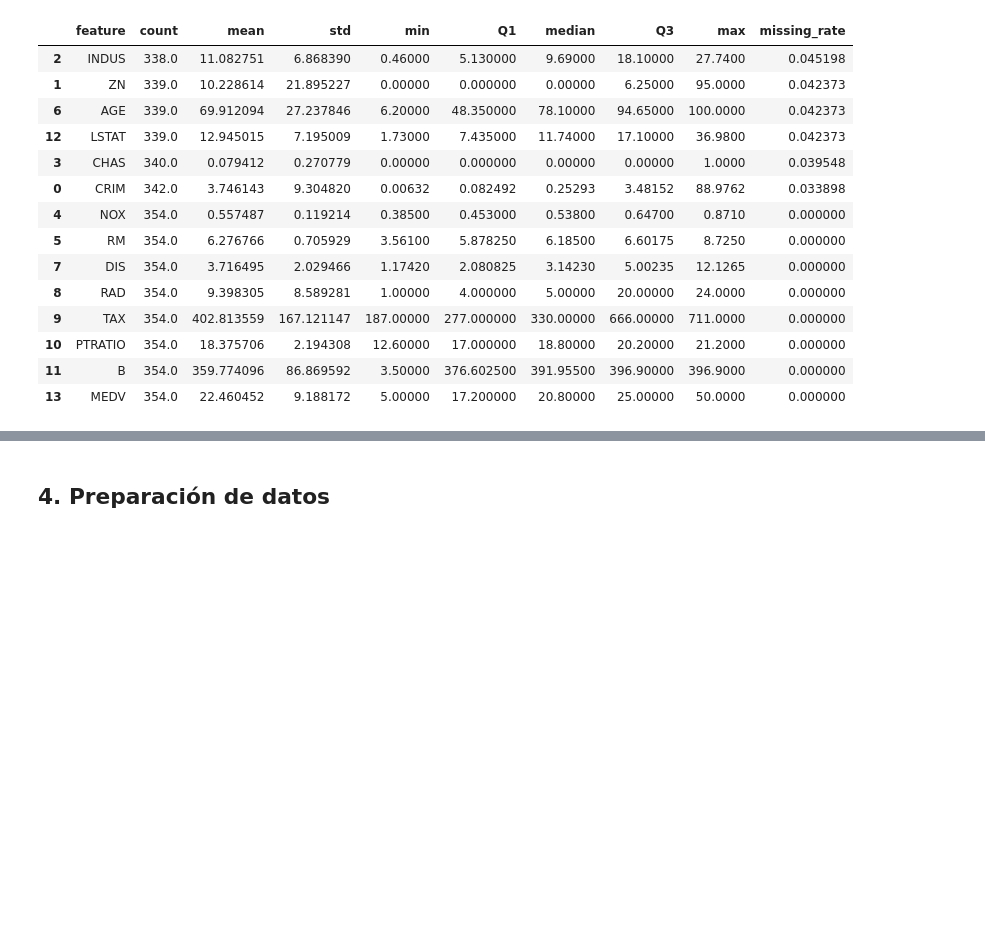
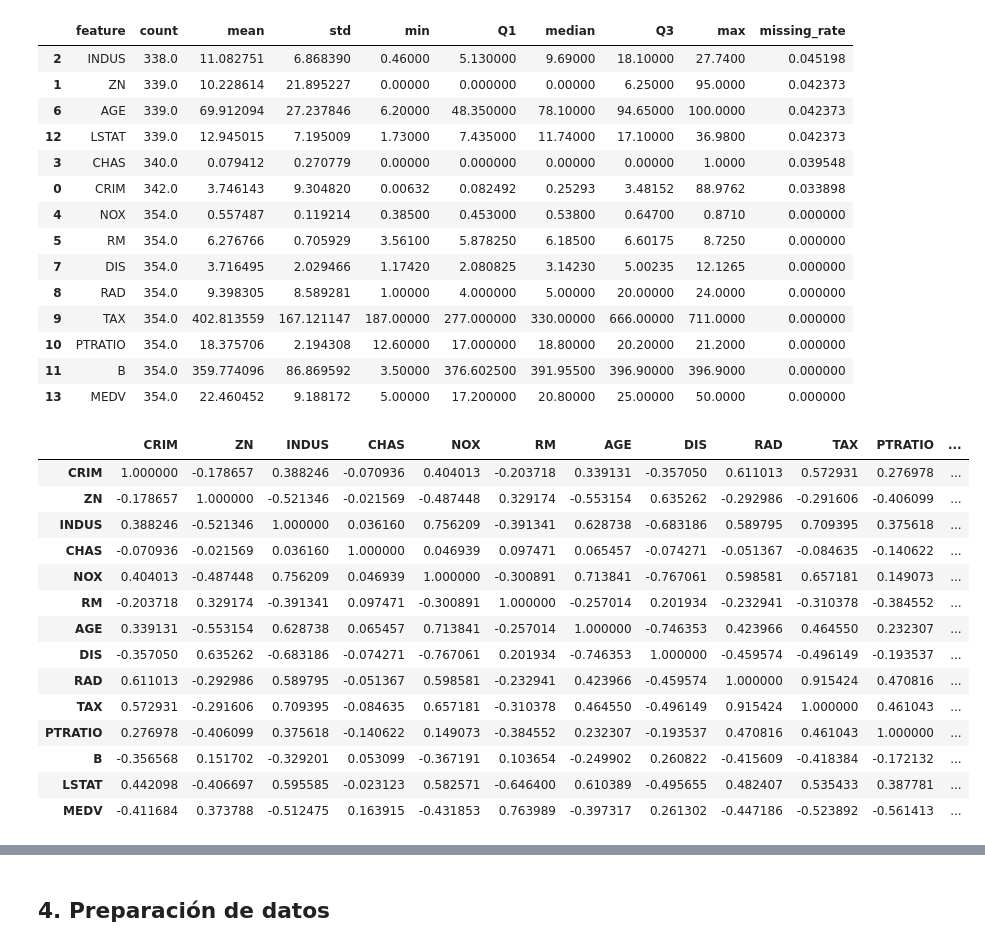
Before and after one commit to maacunap76/Especiaizacion_ML_Deep_DMC, a Jupyter notebook: Supervised_models/Linear_regression/Lab_Boston_Housing_v2.ipynb, the cells around one changed output, grey strips where cells are left out. Drawn from its saved outputs; the diff is of its cells as text; code cells hidden in the pictures; blank space fills up the shorter version.

```diff
--- a/Supervised_models/Linear_regression/Lab_Boston_Housing_v2.ipynb
+++ b/Supervised_models/Linear_regression/Lab_Boston_Housing_v2.ipynb
@@ -363,3 +383,22 @@ pdResume
 | 10 | PTRATIO | 354.0 | 18.375706 | 2.194308 | 12.60000 | 17.000000 | 18.80000 | 20.20000 | 21.2000 | 0.000000 |
 | 11 | B | 354.0 | 359.774096 | 86.869592 | 3.50000 | 376.602500 | 391.95500 | 396.90000 | 396.9000 | 0.000000 |
 | 13 | MEDV | 354.0 | 22.460452 | 9.188172 | 5.00000 | 17.200000 | 20.80000 | 25.00000 | 50.0000 | 0.000000 |
+# %%
+correlations= train.corr()
+correlations
+# %% [output]
+|  | CRIM | ZN | INDUS | CHAS | NOX | RM | AGE | DIS | RAD | TAX | PTRATIO | ... |
+| CRIM | 1.000000 | -0.178657 | 0.388246 | -0.070936 | 0.404013 | -0.203718 | 0.339131 | -0.357050 | 0.611013 | 0.572931 | 0.276978 | ... |
+| ZN | -0.178657 | 1.000000 | -0.521346 | -0.021569 | -0.487448 | 0.329174 | -0.553154 | 0.635262 | -0.292986 | -0.291606 | -0.406099 | ... |
+| INDUS | 0.388246 | -0.521346 | 1.000000 | 0.036160 | 0.756209 | -0.391341 | 0.628738 | -0.683186 | 0.589795 | 0.709395 | 0.375618 | ... |
+| CHAS | -0.070936 | -0.021569 | 0.036160 | 1.000000 | 0.046939 | 0.097471 | 0.065457 | -0.074271 | -0.051367 | -0.084635 | -0.140622 | ... |
+| NOX | 0.404013 | -0.487448 | 0.756209 | 0.046939 | 1.000000 | -0.300891 | 0.713841 | -0.767061 | 0.598581 | 0.657181 | 0.149073 | ... |
+| RM | -0.203718 | 0.329174 | -0.391341 | 0.097471 | -0.300891 | 1.000000 | -0.257014 | 0.201934 | -0.232941 | -0.310378 | -0.384552 | ... |
+| AGE | 0.339131 | -0.553154 | 0.628738 | 0.065457 | 0.713841 | -0.257014 | 1.000000 | -0.746353 | 0.423966 | 0.464550 | 0.232307 | ... |
+| DIS | -0.357050 | 0.635262 | -0.683186 | -0.074271 | -0.767061 | 0.201934 | -0.746353 | 1.000000 | -0.459574 | -0.496149 | -0.193537 | ... |
+| RAD | 0.611013 | -0.292986 | 0.589795 | -0.051367 | 0.598581 | -0.232941 | 0.423966 | -0.459574 | 1.000000 | 0.915424 | 0.470816 | ... |
+| TAX | 0.572931 | -0.291606 | 0.709395 | -0.084635 | 0.657181 | -0.310378 | 0.464550 | -0.496149 | 0.915424 | 1.000000 | 0.461043 | ... |
+| PTRATIO | 0.276978 | -0.406099 | 0.375618 | -0.140622 | 0.149073 | -0.384552 | 0.232307 | -0.193537 | 0.470816 | 0.461043 | 1.000000 | ... |
+| B | -0.356568 | 0.151702 | -0.329201 | 0.053099 | -0.367191 | 0.103654 | -0.249902 | 0.260822 | -0.415609 | -0.418384 | -0.172132 | ... |
+| LSTAT | 0.442098 | -0.406697 | 0.595585 | -0.023123 | 0.582571 | -0.646400 | 0.610389 | -0.495655 | 0.482407 | 0.535433 | 0.387781 | ... |
+| MEDV | -0.411684 | 0.373788 | -0.512475 | 0.163915 | -0.431853 | 0.763989 | -0.397317 | 0.261302 | -0.447186 | -0.523892 | -0.561413 | ... |
```
Also changed, not shown: parts of 6 cells of this notebook.
